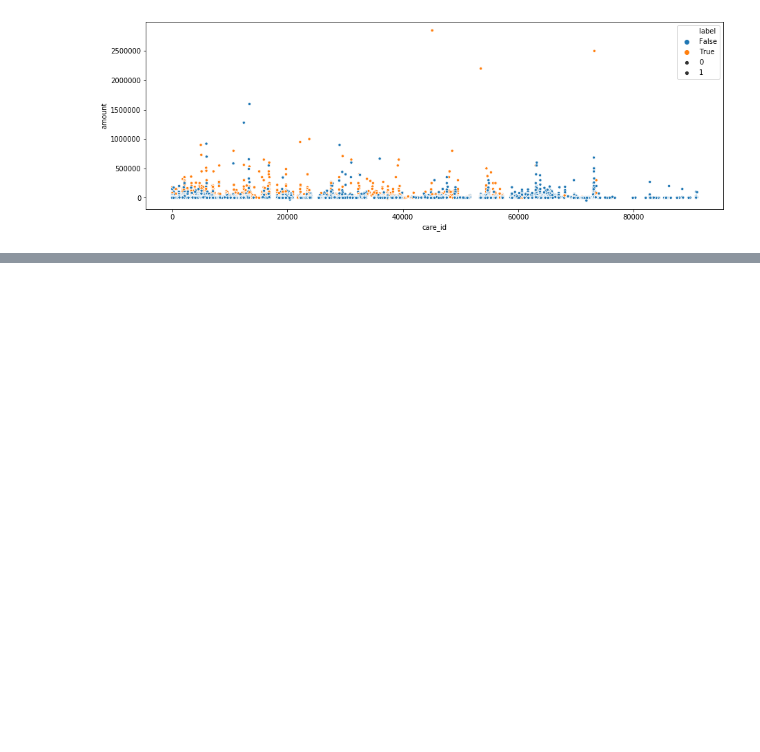
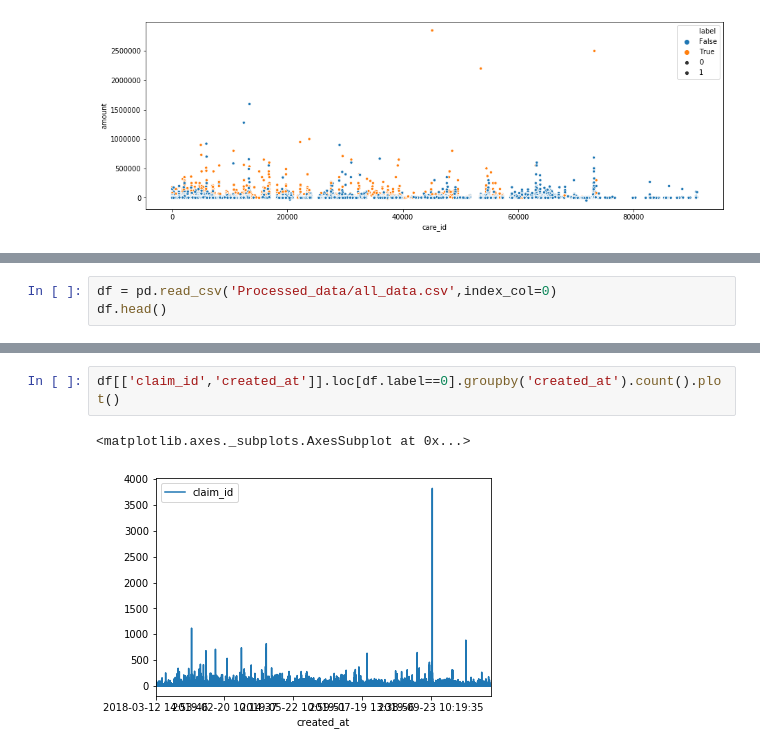
Before and after one commit to Shunling/Insight_HealthDataScience, a Jupyter notebook: Projects/P3/EDA.ipynb, the cells around one changed output, grey strips where cells are left out. Cells and saved outputs as stored; diff of their text form; blank space fills up the shorter version.

```diff
--- a/Projects/P3/EDA.ipynb
+++ b/Projects/P3/EDA.ipynb
@@ -250,0 +370,3 @@ sns.scatterplot(x='care_id',y='amount',hue = 'label', size =1, data=df, ax=ax)
+# %%
+df = pd.read_csv('Processed_data/all_data.csv',index_col=0)
+df.head()
@@ -250,0 +401,5 @@ sns.scatterplot(x='care_id',y='amount',hue = 'label', size =1, data=df, ax=ax)
+# %%
+df[['claim_id','created_at']].loc[df.label==0].groupby('created_at').count().plot()
+# %% [output]
+<matplotlib.axes._subplots.AxesSubplot at 0x...>
+[figure, added]
```
Also changed, not shown: parts of 51 cells of this notebook.
